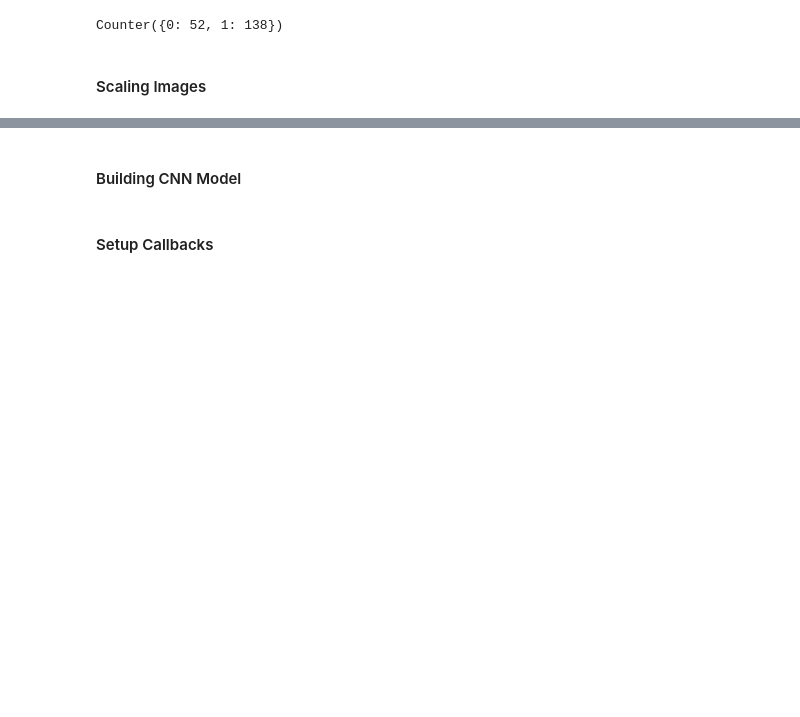
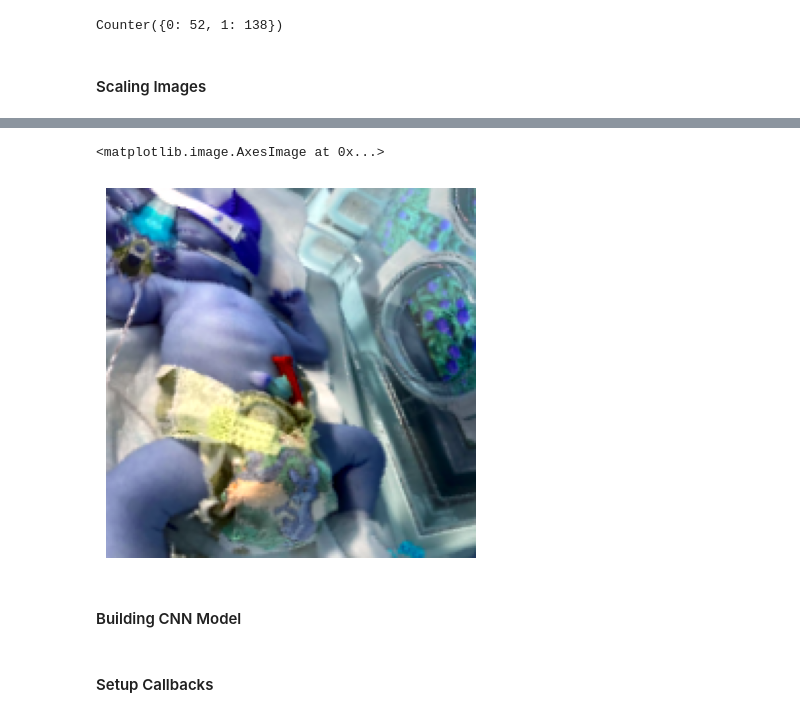
Before and after one commit to ojaswichopra/IOP2k24, a Jupyter notebook: Backend/Janudice Prediction.ipynb, the cells around one changed output, grey strips where cells are left out. Drawn from its saved outputs; the diff is of its cells as text; code cells hidden in the pictures; blank space fills up the shorter version.

```diff
--- a/Backend/Janudice Prediction.ipynb
+++ b/Backend/Janudice Prediction.ipynb
@@ -127,0 +130,16 @@ X_val_scaled = X_val / 255
+# %%
+data_augmentation = keras.Sequential(
+  [
+#   horizonal flip
+    layers.experimental.preprocessing.RandomFlip("horizontal",
+                                                 input_shape=(180,
+                                                              180,
+                                                              3)),
+#   rotation
+    layers.experimental.preprocessing.RandomRotation(0.1),
+#   random zoom
+    layers.experimental.preprocessing.RandomZoom(0.1),
+#   random contrast
+    layers.experimental.preprocessing.RandomContrast(0.5),
+  ]
+)
@@ -128,3 +152,9 @@ X_val_scaled = X_val / 255
+# %%
+plt.axis('off')
+plt.imshow(data_augmentation(X)[1].numpy().astype("uint8"))
+# %% [output]
+<matplotlib.image.AxesImage at 0x...>
+[figure, added]
 # %% [markdown]
 #### Building CNN Model
 # %%
```
Also changed, not shown: parts of 14 cells of this notebook, 1 other file.
